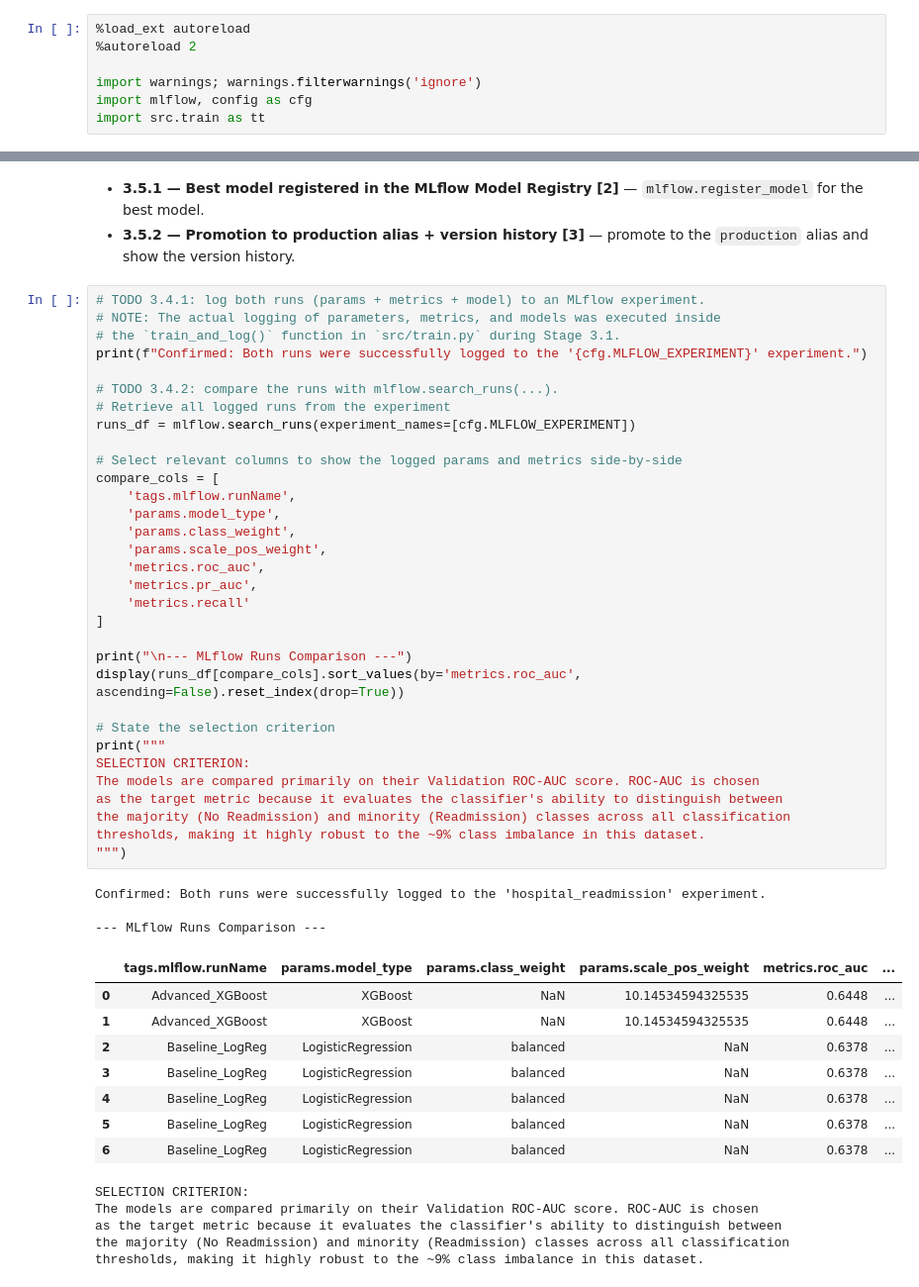
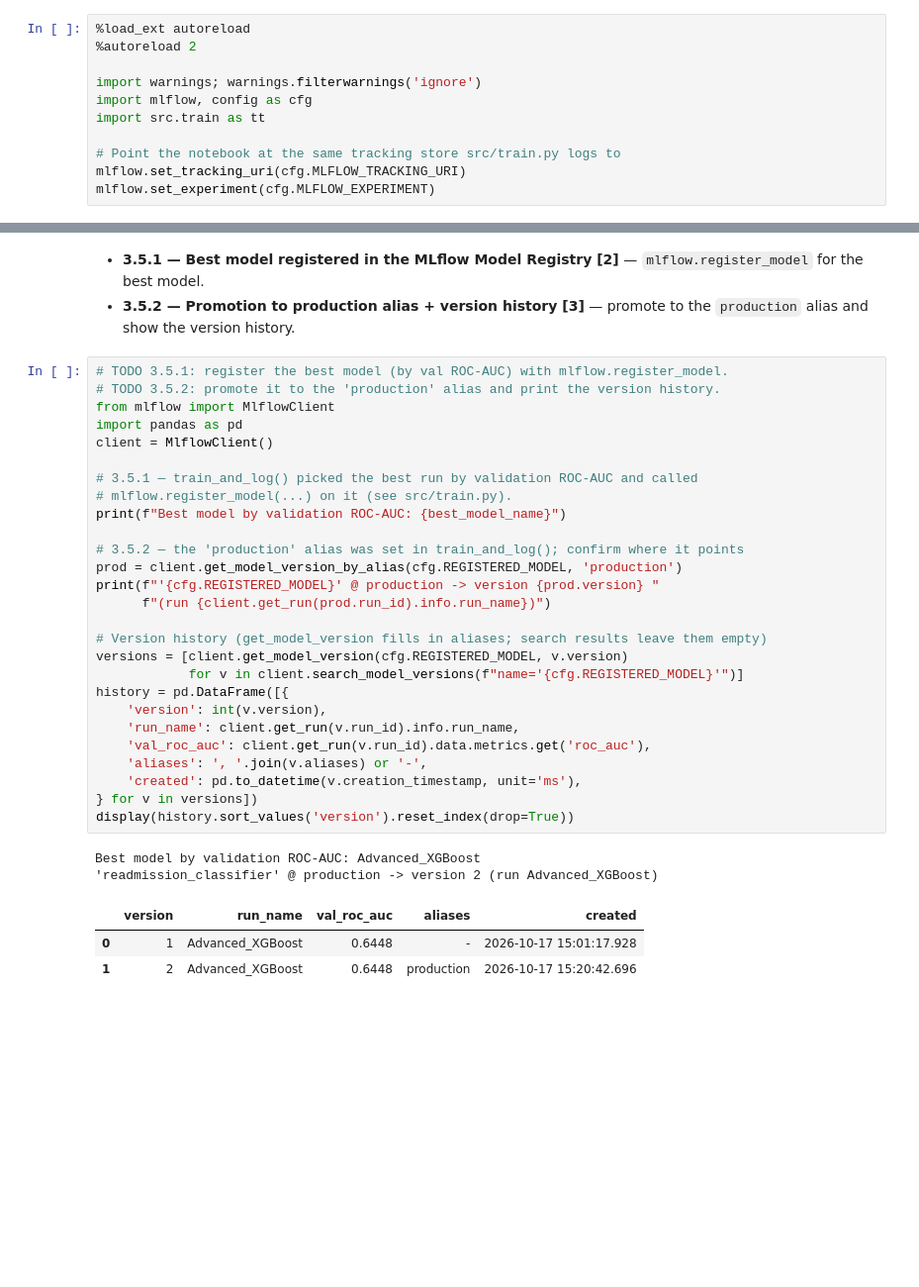
Before and after one commit to rahulgopiofficial/hospital_readmittance, a Jupyter notebook: Model_Development_and_Tracking.ipynb, the cells around one changed output, grey strips where cells are left out. Shown at 99% size. Cells and saved outputs as stored; diff of their text form; blank space fills up the shorter version.

Commit message:
Hospital readmission MLOps capstone rerun new data

```diff
--- a/Model_Development_and_Tracking.ipynb
+++ b/Model_Development_and_Tracking.ipynb
@@ -21,3 +21,7 @@
 import warnings; warnings.filterwarnings('ignore')
 import mlflow, config as cfg
 import src.train as tt
+
+# Point the notebook at the same tracking store src/train.py logs to
+mlflow.set_tracking_uri(cfg.MLFLOW_TRACKING_URI)
+mlflow.set_experiment(cfg.MLFLOW_EXPERIMENT)
@@ -177,54 +214,38 @@ display(runs_df[display_cols].sort_values(by='metrics.roc_auc', ascending=False)
 - **3.5.1 — Best model registered in the MLflow Model Registry [2]** — `mlflow.register_model` for the best model.
 - **3.5.2 — Promotion to production alias + version history [3]** — promote to the `production` alias and show the version history.
 # %%
-# TODO 3.4.1: log both runs (params + metrics + model) to an MLflow experiment.
-# NOTE: The actual logging of parameters, metrics, and models was executed inside
-# the `train_and_log()` function in `src/train.py` during Stage 3.1.
-print(f"Confirmed: Both runs were successfully logged to the '{cfg.MLFLOW_EXPERIMENT}' experiment.")
+# TODO 3.5.1: register the best model (by val ROC-AUC) with mlflow.register_model.
+# TODO 3.5.2: promote it to the 'production' alias and print the version history.
+from mlflow import MlflowClient
+import pandas as pd
+client = MlflowClient()
 
-# TODO 3.4.2: compare the runs with mlflow.search_runs(...).
-# Retrieve all logged runs from the experiment
-runs_df = mlflow.search_runs(experiment_names=[cfg.MLFLOW_EXPERIMENT])
+# 3.5.1 — train_and_log() picked the best run by validation ROC-AUC and called
+# mlflow.register_model(...) on it (see src/train.py).
+print(f"Best model by validation ROC-AUC: {best_model_name}")
 
-# Select relevant columns to show the logged params and metrics side-by-side
-compare_cols = [
-    'tags.mlflow.runName',
-    'params.model_type',
-    'params.class_weight',
-    'params.scale_pos_weight',
-    'metrics.roc_auc',
-    'metrics.pr_auc',
-    'metrics.recall'
-]
+# 3.5.2 — the 'production' alias was set in train_and_log(); confirm where it points
+prod = client.get_model_version_by_alias(cfg.REGISTERED_MODEL, 'production')
+print(f"'{cfg.REGISTERED_MODEL}' @ production -> version {prod.version} "
+      f"(run {client.get_run(prod.run_id).info.run_name})")
 
-print("\n--- MLflow Runs Comparison ---")
-display(runs_df[compare_cols].sort_values(by='metrics.roc_auc', ascending=False).reset_index(drop=True))
-
-# State the selection criterion
-print("""
-SELECTION CRITERION:
-The models are compared primarily on their Validation ROC-AUC score. ROC-AUC is chosen
-as the target metric because it evaluates the classifier's ability to distinguish between
-the majority (No Readmission) and minority (Readmission) classes across all classification
-thresholds, making it highly robust to the ~9% class imbalance in this dataset.
-""")
+# Version history (get_model_version fills in aliases; search results leave them empty)
+versions = [client.get_model_version(cfg.REGISTERED_MODEL, v.version)
+            for v in client.search_model_versions(f"name='{cfg.REGISTERED_MODEL}'")]
+history = pd.DataFrame([{
+    'version': int(v.version),
+    'run_name': client.get_run(v.run_id).info.run_name,
+    'val_roc_auc': client.get_run(v.run_id).data.metrics.get('roc_auc'),
+    'aliases': ', '.join(v.aliases) or '-',
+    'created': pd.to_datetime(v.creation_timestamp, unit='ms'),
+} for v in versions])
+display(history.sort_values('version').reset_index(drop=True))
 # %% [output]
-Confirmed: Both runs were successfully logged to the 'hospital_readmission' experiment.
-
---- MLflow Runs Comparison ---
+Best model by validation ROC-AUC: Advanced_XGBoost
+'readmission_classifier' @ production -> version 2 (run Advanced_XGBoost)
-|  | tags.mlflow.runName | params.model_type | params.class_weight | params.scale_pos_weight | metrics.roc_auc | ... |
-| 0 | Advanced_XGBoost | XGBoost | NaN | 10.14534594325535 | 0.6448 | ... |
-| 1 | Advanced_XGBoost | XGBoost | NaN | 10.14534594325535 | 0.6448 | ... |
-| 2 | Baseline_LogReg | LogisticRegression | balanced | NaN | 0.6378 | ... |
-| 3 | Baseline_LogReg | LogisticRegression | balanced | NaN | 0.6378 | ... |
-| 4 | Baseline_LogReg | LogisticRegression | balanced | NaN | 0.6378 | ... |
-| 5 | Baseline_LogReg | LogisticRegression | balanced | NaN | 0.6378 | ... |
-| 6 | Baseline_LogReg | LogisticRegression | balanced | NaN | 0.6378 | ... |
+|  | version | run_name | val_roc_auc | aliases | created |
+| 0 | 1 | Advanced_XGBoost | 0.6448 | - | 2026-10-17 15:01:17.928 |
+| 1 | 2 | Advanced_XGBoost | 0.6448 | production | 2026-10-17 15:20:42.696 |
-SELECTION CRITERION:
-The models are compared primarily on their Validation ROC-AUC score. ROC-AUC is chosen
-as the target metric because it evaluates the classifier's ability to distinguish between
-the majority (No Readmission) and minority (Readmission) classes across all classification
-thresholds, making it highly robust to the ~9% class imbalance in this dataset.
 # %% [markdown]
 ### ✍️ Findings
 *TODO: which model won and why? Why is accuracy misleading here?*
```
Also changed, not shown: parts of 6 cells of this notebook, 9 other files.
